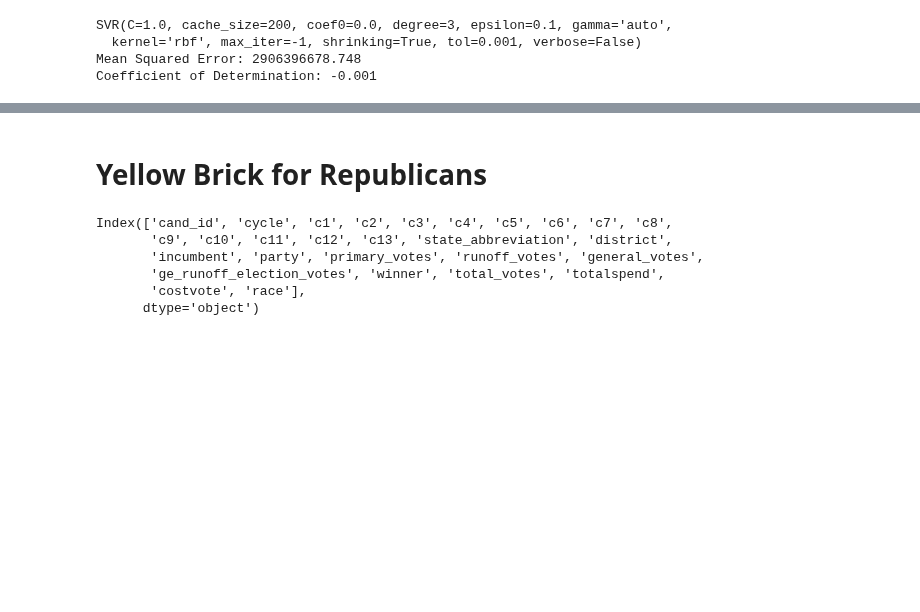
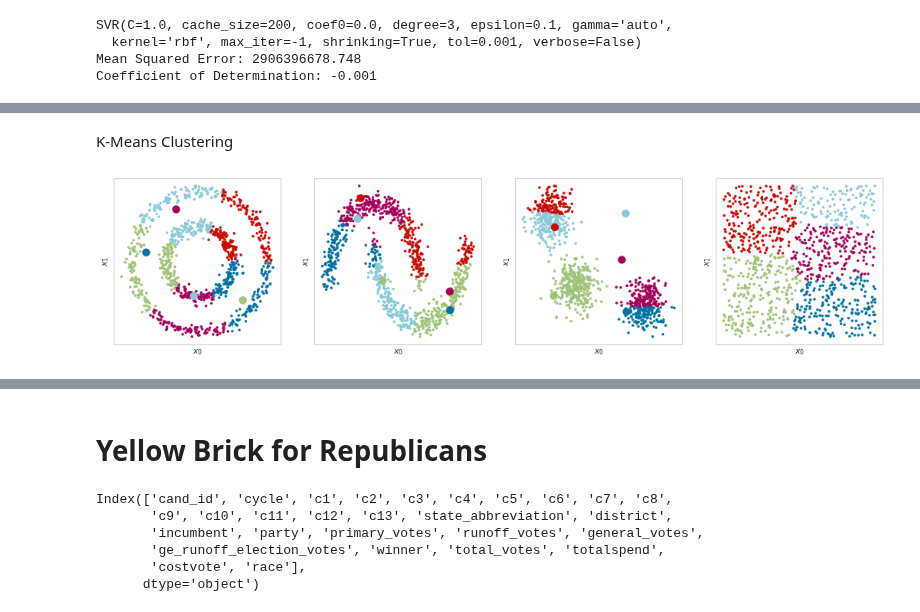
Before and after one commit to georgetown-analytics/four-thirty-five, a Jupyter notebook: 435_Machine_Learning.ipynb, the cells around one changed output, grey strips where cells are left out. Saved outputs shown, nothing was run; the diff lists cells and outputs as text; code cells hidden in the pictures; blank space fills up the shorter version.

```diff
--- a/435_Machine_Learning.ipynb
+++ b/435_Machine_Learning.ipynb
@@ -346,0 +590,35 @@ Coefficient of Determination: 0.080
+# %% [markdown]
+K-Means Clustering
+# %%
+import warnings
+warnings.filterwarnings('ignore')
+from sklearn.cluster import MiniBatchKMeans
+
+fig, axe = plt.subplots(figsize=(18, 4))
+for idx, dataset in enumerate((circles, moons, blobs, noise)):
+    X, y = dataset
+    X = StandardScaler().fit_transform(X)
+
+    # Fit the model with our algorithm
+    model = MiniBatchKMeans(n_clusters=5)
+    model.fit(X)
+
+    # Make Predictions
+    predictions = model.predict(X)
+
+    # Find centers
+    centers = model.cluster_centers_
+    center_colors = colors[:len(centers)]
+    plt.scatter(centers[:, 0], centers[:, 1], s=100, c=center_colors)
+
+    plt.subplot(1,4,idx+1)
+    plt.scatter(X[:, 0], X[:, 1], color=colors[predictions].tolist(), s=10)
+
+    plt.xticks(())
+    plt.yticks(())
+    plt.ylabel('$x_1$')
+    plt.xlabel('$x_0$')
+
+plt.show()
+# %% [output]
+[figure, added]
```
Also changed, not shown: parts of 28 cells of this notebook.
